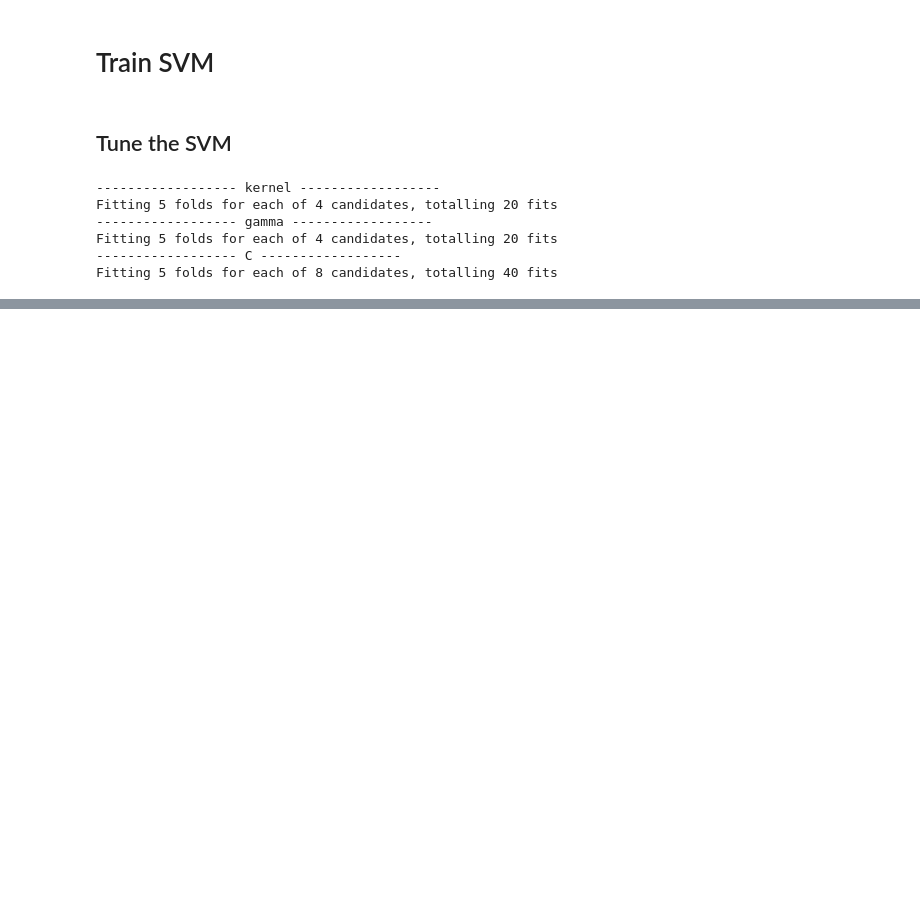
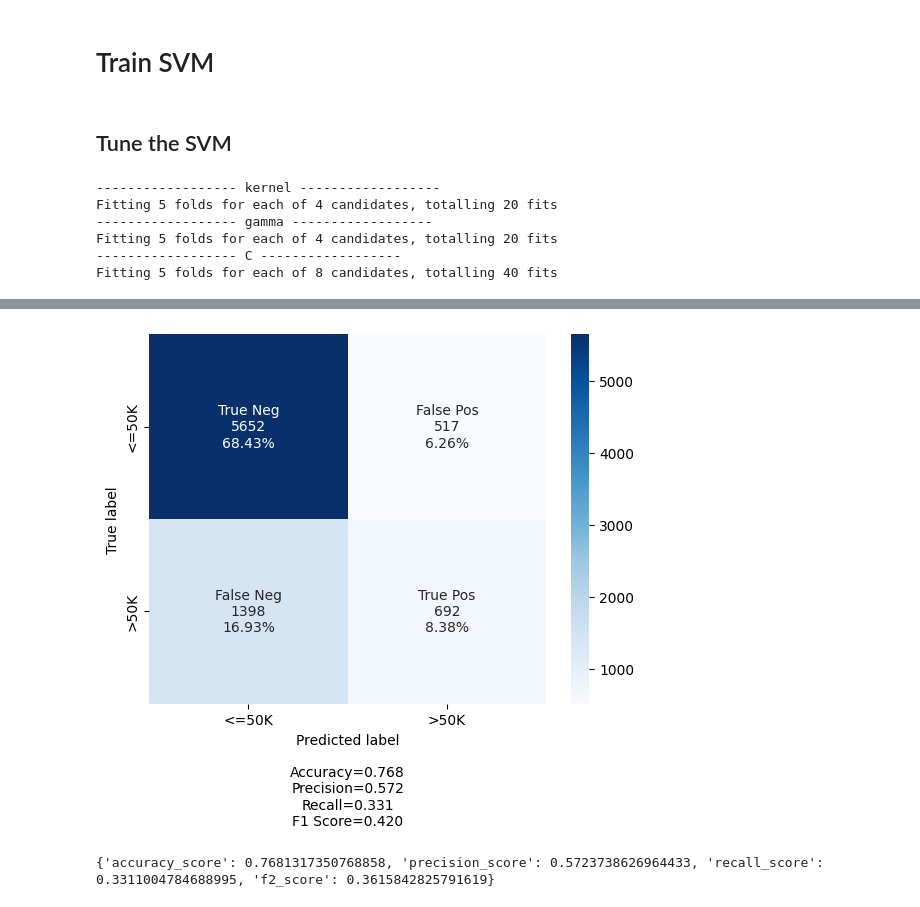
Before and after one commit to PavanKB/PS_1, a Jupyter notebook: svm_census_income.ipynb, the cells around one changed output, grey strips where cells are left out. Drawn from its saved outputs; the diff is of its cells as text; code cells hidden in the pictures; blank space fills up the shorter version.

```diff
--- a/svm_census_income.ipynb
+++ b/svm_census_income.ipynb
@@ -248,21 +284,25 @@ for ax_idx, estimator in enumerate([clf_pipeline]):
 # %%
 # Get the score of the best model on test
 
 # gs.best_estimator_ is the best model found by GridSearchCV
 y_test_predictions = gs.predict(X_test)
 # Generate confusion matrix for the predictions from the best model
 conf_matrix = confusion_matrix(y_test, y_test_predictions)
 
-make_confusion_matrix(conf_matrix, group_names=['True Neg','False Pos','False Neg','True Pos'], categories=['BARBUNYA', 'BOMBAY', 'CALI', 'DERMASON', 'HOROZ', 'SEKER', 'SIRA'], cmap='Blues')
+make_confusion_matrix(conf_matrix, group_names=['True Neg','False Pos','False Neg','True Pos'], categories=['<=50K', '>50K'], cmap='Blues')
+# %% [output]
+[figure, added]
 # %%
 
 scores = {'accuracy_score':accuracy_score(y_test, y_test_predictions),
-          'precision_score':precision_score(y_test, y_test_predictions),
-          'recall_score':recall_score(y_test, y_test_predictions),
-          'f2_score':fbeta_score(y_test, y_test_predictions, beta=2)
+          'precision_score':precision_score(y_test, y_test_predictions, pos_label='>50K'),
+          'recall_score':recall_score(y_test, y_test_predictions, pos_label='>50K'),
+          'f2_score':fbeta_score(y_test, y_test_predictions, beta=2, pos_label='>50K')
 }
 
 print(scores)
+# %% [output]
+{'accuracy_score': 0.7681317350768858, 'precision_score': 0.5723738626964433, 'recall_score': 0.3311004784688995, 'f2_score': 0.3615842825791619}
 # %%
 
 # target_names=target_names
```
Also changed, not shown: parts of 12 cells of this notebook.
